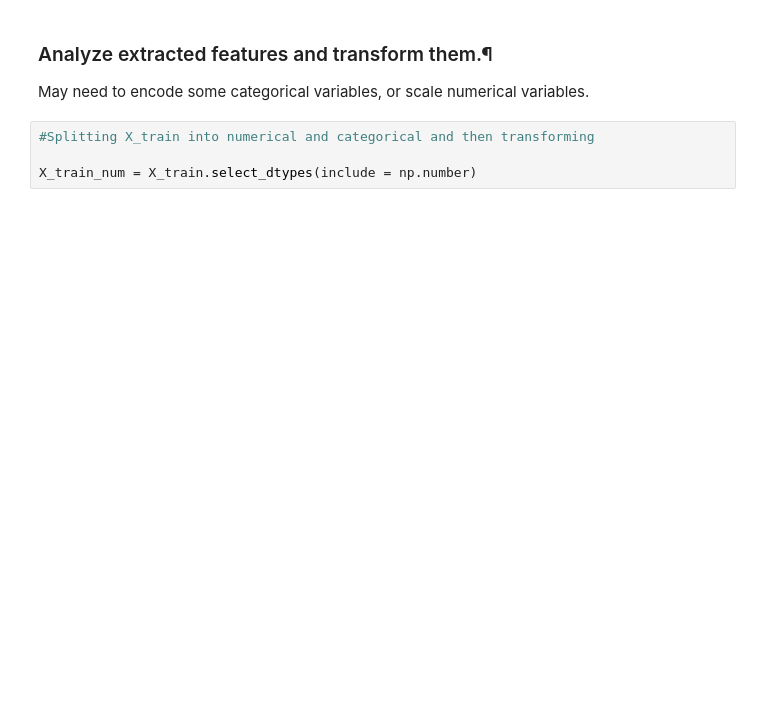
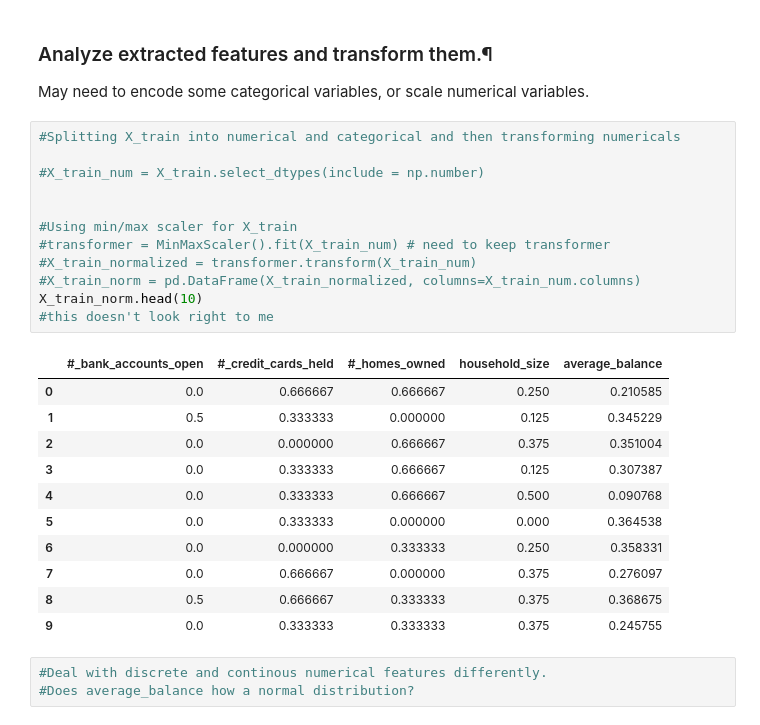
Before and after one commit to hollyjanedalton/mid_bootcamp_project, a Jupyter notebook: Building models.ipynb, the cells around one changed output. Saved outputs shown, nothing was run; the diff lists cells and outputs as text; blank space fills up the shorter version.

```diff
--- a/Building models.ipynb
+++ b/Building models.ipynb
@@ -95,6 +126,29 @@ X_train, X_test, y_train, y_test = train_test_split(X, y, test_size=0.2, random_
 ### Analyze extracted features and transform them.¶
 May need to encode some categorical variables, or scale numerical variables.
 # %%
-#Splitting X_train into numerical and categorical and then transforming
+#Splitting X_train into numerical and categorical and then transforming numericals
 
-X_train_num = X_train.select_dtypes(include = np.number)
+#X_train_num = X_train.select_dtypes(include = np.number)
+
+
+#Using min/max scaler for X_train
+#transformer = MinMaxScaler().fit(X_train_num) # need to keep transformer
+#X_train_normalized = transformer.transform(X_train_num)
+#X_train_norm = pd.DataFrame(X_train_normalized, columns=X_train_num.columns)
+X_train_norm.head(10)
+#this doesn't look right to me
+# %% [output]
+|  | #_bank_accounts_open | #_credit_cards_held | #_homes_owned | household_size | average_balance |
+| 0 | 0.0 | 0.666667 | 0.666667 | 0.250 | 0.210585 |
+| 1 | 0.5 | 0.333333 | 0.000000 | 0.125 | 0.345229 |
+| 2 | 0.0 | 0.000000 | 0.666667 | 0.375 | 0.351004 |
+| 3 | 0.0 | 0.333333 | 0.666667 | 0.125 | 0.307387 |
+| 4 | 0.0 | 0.333333 | 0.666667 | 0.500 | 0.090768 |
+| 5 | 0.0 | 0.333333 | 0.000000 | 0.000 | 0.364538 |
+| 6 | 0.0 | 0.000000 | 0.333333 | 0.250 | 0.358331 |
+| 7 | 0.0 | 0.666667 | 0.000000 | 0.375 | 0.276097 |
+| 8 | 0.5 | 0.666667 | 0.333333 | 0.375 | 0.368675 |
+| 9 | 0.0 | 0.333333 | 0.333333 | 0.375 | 0.245755 |
+# %%
+#Deal with discrete and continous numerical features differently.
+#Does average_balance how a normal distribution?
```
Also changed, not shown: parts of 10 cells of this notebook.
